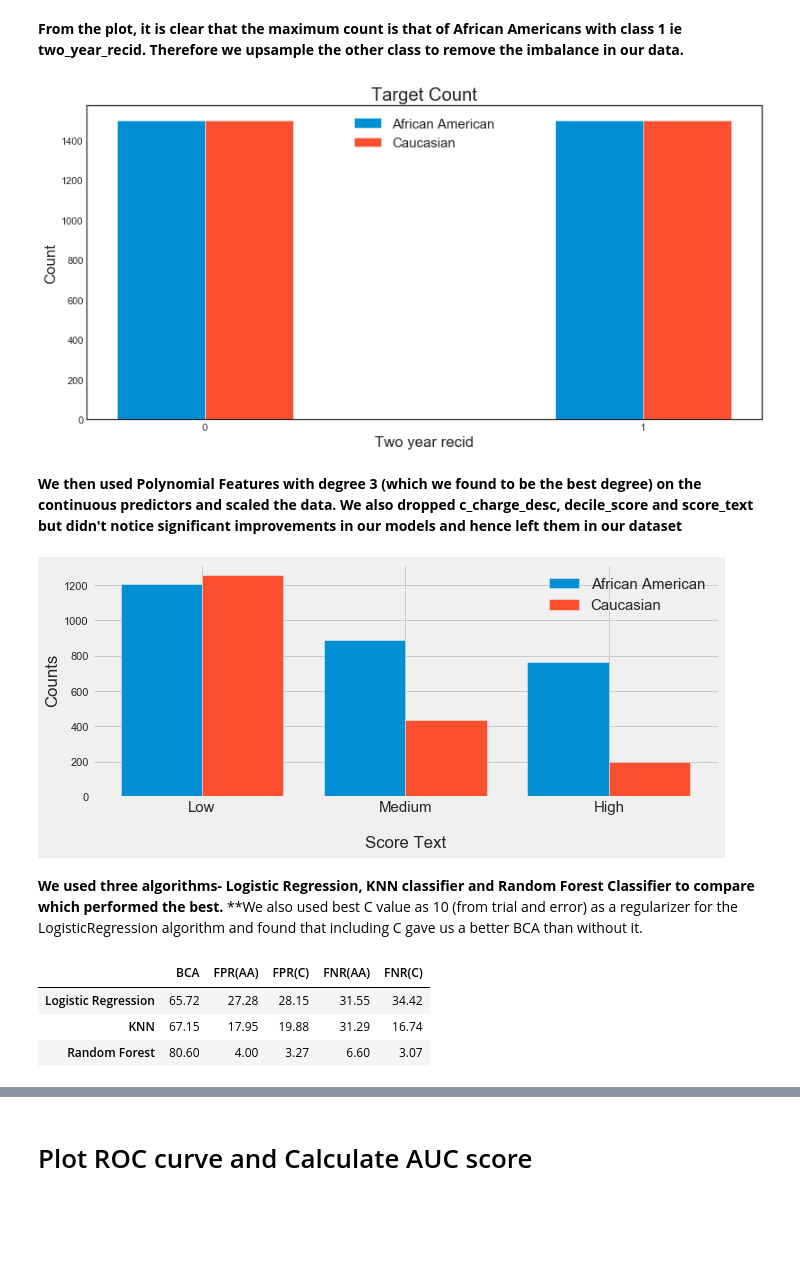
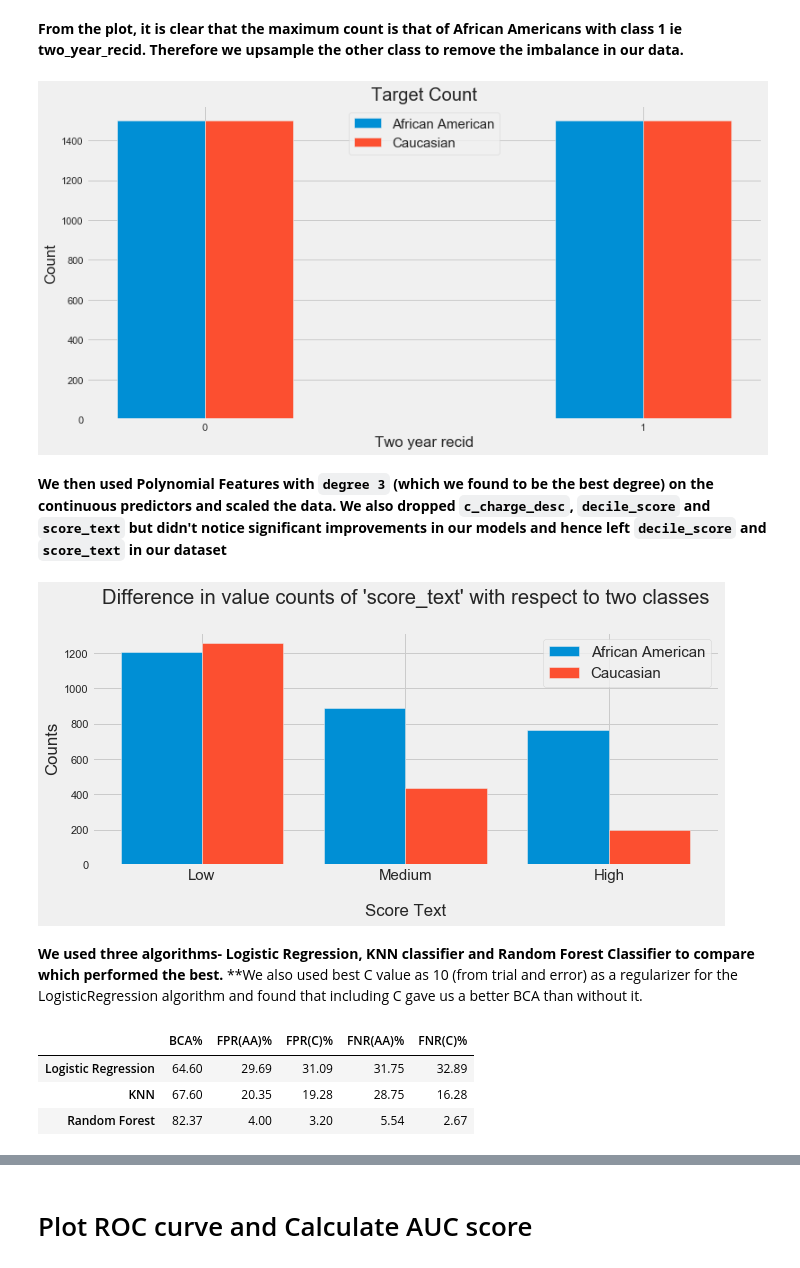
Before and after one commit to Wangsherpa/homeworks, a Jupyter notebook: Homework-3/Homework-3-student.ipynb, the cells around one changed output, grey strips where cells are left out. Cells and saved outputs as stored; diff of their text form; code cells hidden in the pictures; blank space fills up the shorter version.

```diff
--- a/Homework-3/Homework-3-student.ipynb
+++ b/Homework-3/Homework-3-student.ipynb
@@ -769,7 +773,7 @@ def plot_roc(test1, test2, probs1, probs2, axis, threshold=False): # From Hargun
     ax.legend(loc="lower right", fontsize=20)
 # %%
 #ROC Curve values
-plt.style.use('seaborn-white')
+plt.style.use('fivethirtyeight')
 fig, ax = plt.subplots(figsize = (14,8))
 plot_roc(y_aa,y_cc, aa_preds,cc_preds,ax, threshold=True)
 # %% [output]
@@ -898,7 +907,7 @@ plt.ylabel("Count")
 plt.legend(fontsize=15, loc="upper center")
 plt.show()
 # %% [output]
-[figure, old version]
+[figure, new version]
 # %%
 new_df1 = new_df.copy()
 cont_df = new_df1[['age', 'priors_count', 'length_of_stay', 'length_of_stay_thresh','decile_score']]
@@ -910,20 +919,21 @@ scaler = MinMaxScaler()
 cont_poly = poly.fit_transform(scaler.fit_transform(cont_df))
 new_df2 = pd.concat([new_df1.reset_index(drop = True), pd.DataFrame(cont_poly)], axis = 1)
 # %% [markdown]
-**We then used Polynomial Features with degree 3 (which we found to be the best degree) on the continuous predictors and scaled the data.**
-**We also dropped c_charge_desc, decile_score and score_text but didn't notice significant improvements in our models and hence left them in our dataset**
+**We then used Polynomial Features with `degree 3` (which we found to be the best degree) on the continuous predictors and scaled the data.**
+**We also dropped `c_charge_desc`, `decile_score` and `score_text` but didn't notice significant improvements in our models and hence left `decile_score` and `score_text` in our dataset**
 # %%
 plt.style.use("fivethirtyeight")
 plt.figure(figsize=(10, 4))
 plt.bar([1, 2, 3], aa_df.score_text.value_counts(), width=0.4, label="African American")
 plt.bar([1.4, 2.4, 3.4], cc_df.score_text.value_counts(), width=0.4, label="Caucasian")
 plt.xticks([1.2, 2.2, 3.2], labels=["Low", "Medium", "High"], fontsize=15)
 plt.legend(fontsize=15)
+plt.title("Difference in value counts of 'score_text' with respect to two classes\n")
 plt.xlabel("\nScore Text")
 plt.ylabel("Counts")
 plt.show()
 # %% [output]
-[figure, old version]
+[figure, new version]
 # %%
 df_dummies = pd.get_dummies(data=new_df2, drop_first=True)
 
@@ -1044,12 +1054,13 @@ rf_preds = models(Xtrain, ytrain, Xtest, ytest, Xa, ya, Xc, yc, model="rf")
 # %%
 score_table = pd.DataFrame(data=[log_preds[-1].values(), knn_preds[-1].values(), rf_preds[-1].values()], columns=log_preds[-1].keys(),
              index=["Logistic Regression", "KNN", "Random Forest"])
+score_table.columns = ["BCA%", "FPR(AA)%", "FPR(C)%", "FNR(AA)%", "FNR(C)%"]
 score_table
 # %% [output]
-|  | BCA | FPR(AA) | FPR(C) | FNR(AA) | FNR(C) |
-| Logistic Regression | 65.72 | 27.28 | 28.15 | 31.55 | 34.42 |
-| KNN | 67.15 | 17.95 | 19.88 | 31.29 | 16.74 |
-| Random Forest | 80.60 | 4.00 | 3.27 | 6.60 | 3.07 |
+|  | BCA% | FPR(AA)% | FPR(C)% | FNR(AA)% | FNR(C)% |
+| Logistic Regression | 64.60 | 29.69 | 31.09 | 31.75 | 32.89 |
+| KNN | 67.60 | 20.35 | 19.28 | 28.75 | 16.28 |
+| Random Forest | 82.37 | 4.00 | 3.20 | 5.54 | 2.67 |
 # %%
 plt.style.use('fivethirtyeight')
 plt.figure(figsize=(16, 6))
```
Also changed, not shown: parts of 14 cells of this notebook.
